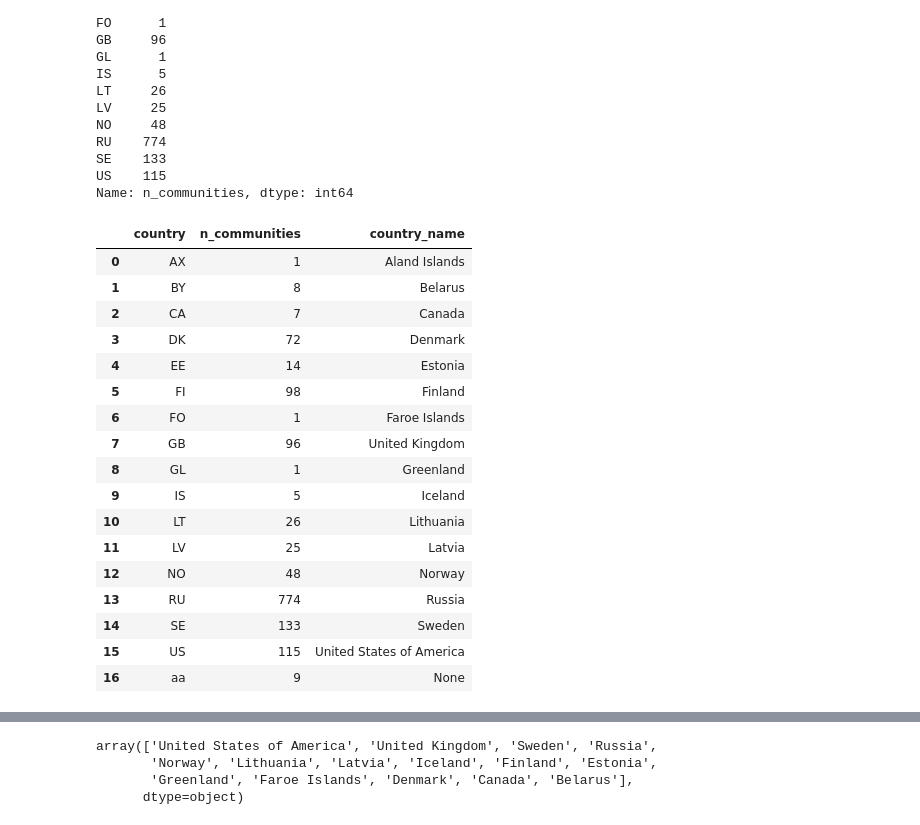
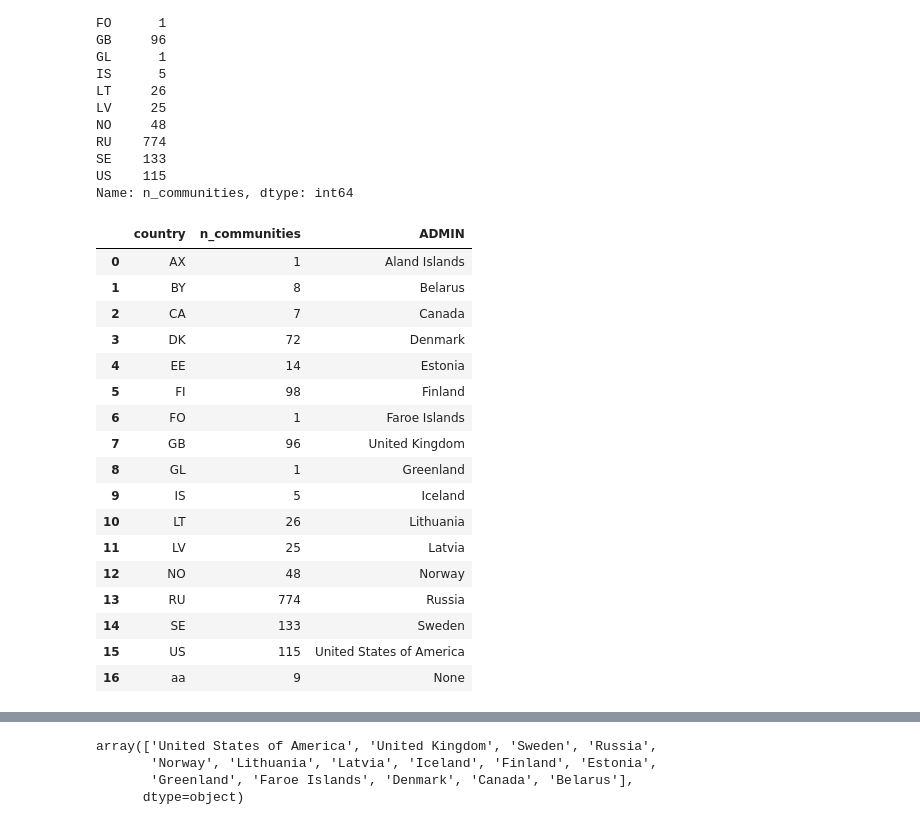
Before and after one commit to carmengg/eds-220-book, a Jupyter notebook: lectures/lesson-10-geojson.ipynb, the cells around one changed output, grey strips where cells are left out. Saved outputs shown, nothing was run; the diff lists cells and outputs as text; code cells hidden in the pictures.

```diff
--- a/lectures/lesson-10-geojson.ipynb
+++ b/lectures/lesson-10-geojson.ipynb
@@ -124,28 +130,28 @@ Name: n_communities, dtype: int64
 # %%
 n_comms = pd.DataFrame(n_comm).reset_index()
 
 country_names = ['Aland Islands',
  'Belarus',
  'Canada',
  'Denmark',
  'Estonia',
  'Finland',
  'Faroe Islands',
  'United Kingdom',
  'Greenland',
  'Iceland',
   'Lithuania',
   'Latvia',
   'Norway',
   'Russia',
   'Sweden',
   'United States of America',
   None]
 
-n_comms['country_name'] = country_names
+n_comms['ADMIN'] = country_names
 n_comms
 # %% [output]
-|  | country | n_communities | country_name |
+|  | country | n_communities | ADMIN |
 | 0 | AX | 1 | Aland Islands |
 | 1 | BY | 8 | Belarus |
 | 2 | CA | 7 | Canada |
```
Also changed, not shown: parts of 3 cells of this notebook.
